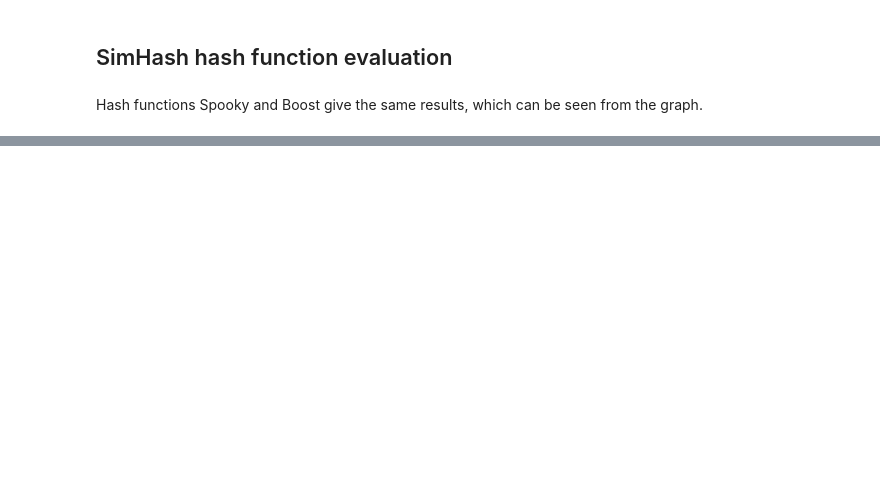
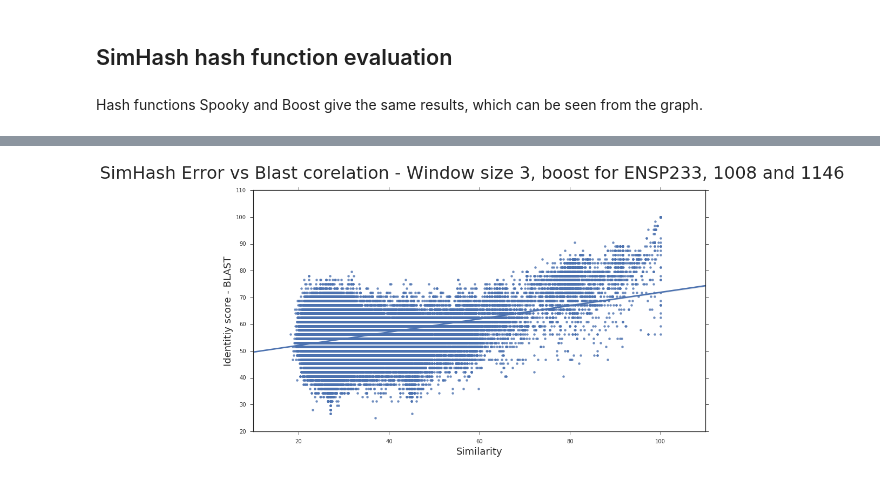
Before and after one commit to Weenkus/Phylo-research, a Jupyter notebook: results_simHash/blast_comparison/SimHash vs Blast performance.ipynb, the cells around one changed output, grey strips where cells are left out. Cells and saved outputs as stored; diff of their text form; code cells hidden in the pictures; blank space fills up the shorter version.

```diff
--- a/results_simHash/blast_comparison/SimHash vs Blast performance.ipynb
+++ b/results_simHash/blast_comparison/SimHash vs Blast performance.ipynb
@@ -59,6 +59,8 @@ simhash_ENSP233_boost = pa.concat(
 simhash_ENSP233_window_3 = pa.concat(
     [simhash_ENSP233_spooky_3, simhash_ENSP233_native_3, simhash_ENSP233_boost_3])
 
+simhash_all_boost_3 = pa.concat([simhash_ENSP233_boost_3, simhash_ENSP1008_boost_3, simhash_ENSP1146_boost_3])
+
 simhash_ENSP1008_boost_3 = pa.read_csv('../blast_comparison/ENSP1008/ENSP1008_Boost_3_compare.csv')
 simhash_ENSP1146_boost_3 = pa.read_csv('../blast_comparison/ENSP1146/ENSP1146_Boost_3_compare.csv')
 # %% [markdown]
@@ -137,0 +167,9 @@ plt.savefig("SimHash Error vs Blast - Window size 3 with different hash function
+# %%
+plt.figure(figsize=(15,8))
+sns.regplot(x="blast_output", y="similarity",data=simhash_all_boost_3)
+plt.ylabel('Identitiy score - BLAST', fontsize=18)
+plt.xlabel('Similarity', fontsize=18)
+plt.suptitle("SimHash Error vs Blast corelation - Window size 3, boost for ENSP233, 1008 and 1146", fontsize = 32)
+plt.savefig("SimHash Error vs Blast corelation - Window size 3, boost for ENSP233, 1008 and 1146.png")
+# %% [output]
+[figure, added]
```
Also changed, not shown: parts of 4 cells of this notebook, 10 other files.
